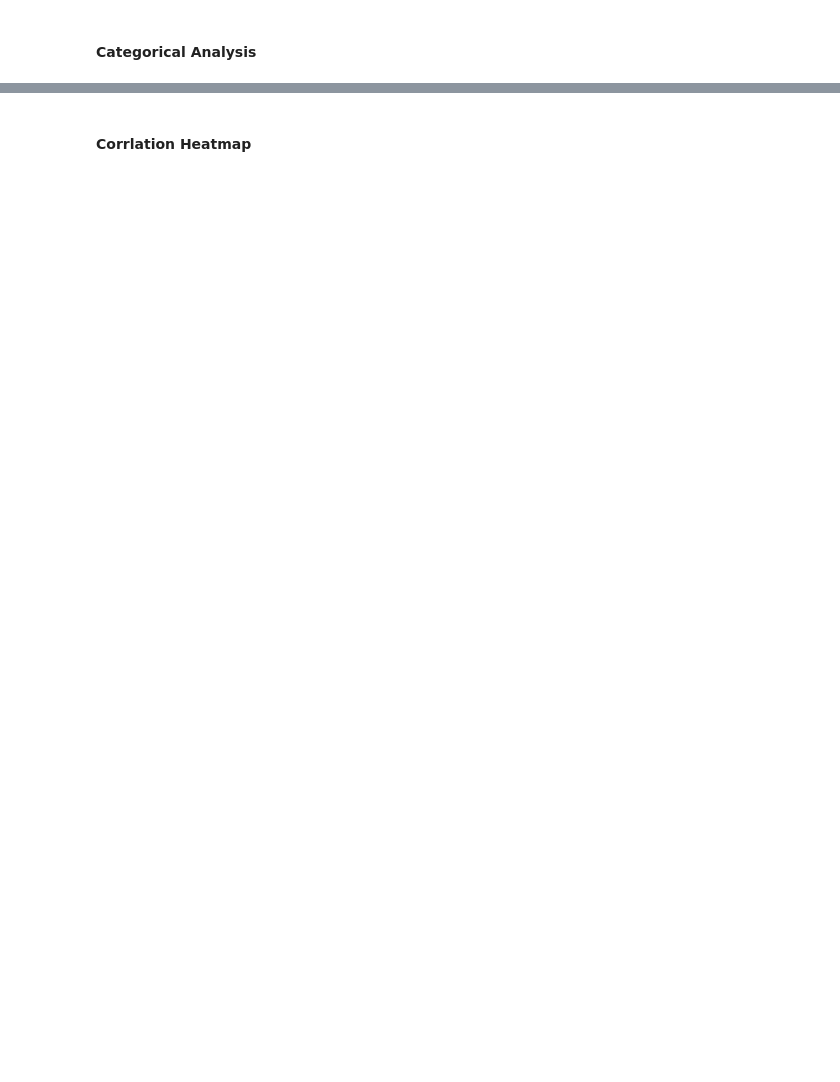
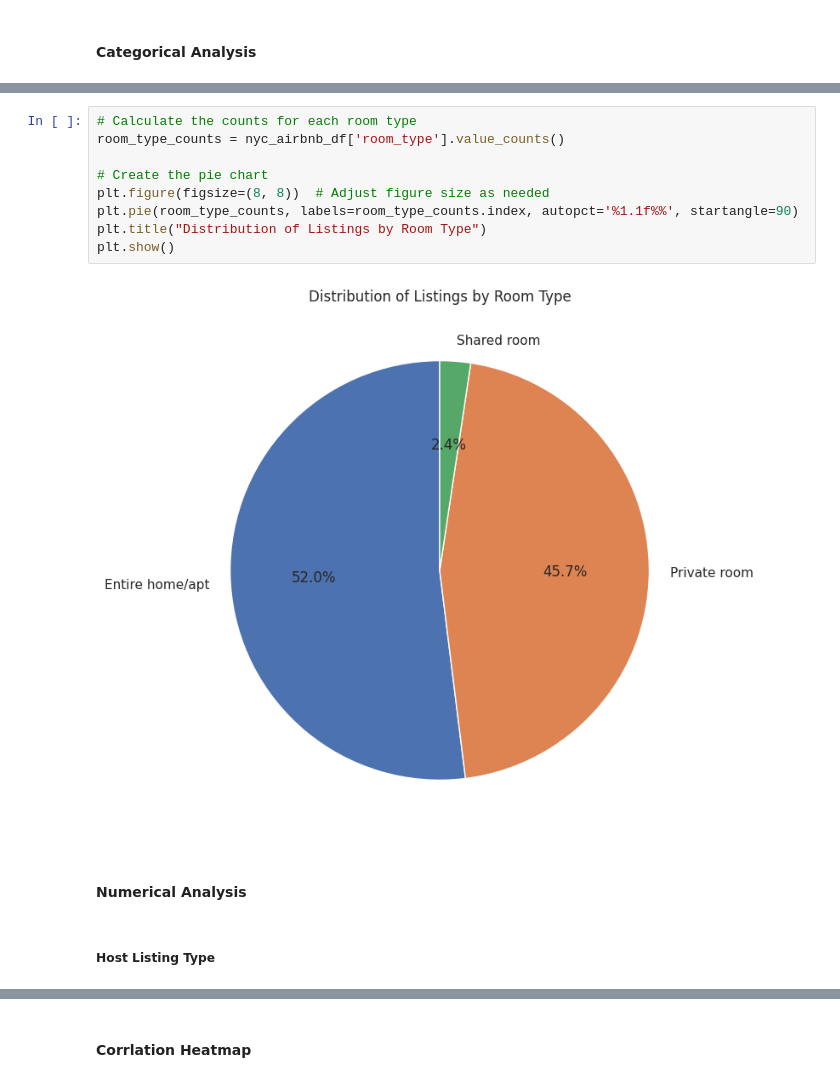
Before and after one commit to mariaingold/AirbnbNYC, a Jupyter notebook: AirbnbNYC.ipynb, the cells around one changed output, grey strips where cells are left out. Cells and saved outputs as stored; diff of their text form; blank space fills up the shorter version.

```diff
--- a/AirbnbNYC.ipynb
+++ b/AirbnbNYC.ipynb
@@ -355,0 +427,15 @@ plt.show()
+# %%
+# Calculate the counts for each room type
+room_type_counts = nyc_airbnb_df['room_type'].value_counts()
+
+# Create the pie chart
+plt.figure(figsize=(8, 8))  # Adjust figure size as needed
+plt.pie(room_type_counts, labels=room_type_counts.index, autopct='%1.1f%%', startangle=90)
+plt.title("Distribution of Listings by Room Type")
+plt.show()
+# %% [output]
+[figure, added]
+# %% [markdown]
+#### Numerical Analysis
+# %% [markdown]
+##### Host Listing Type
```
Also changed, not shown: parts of 92 cells of this notebook.
